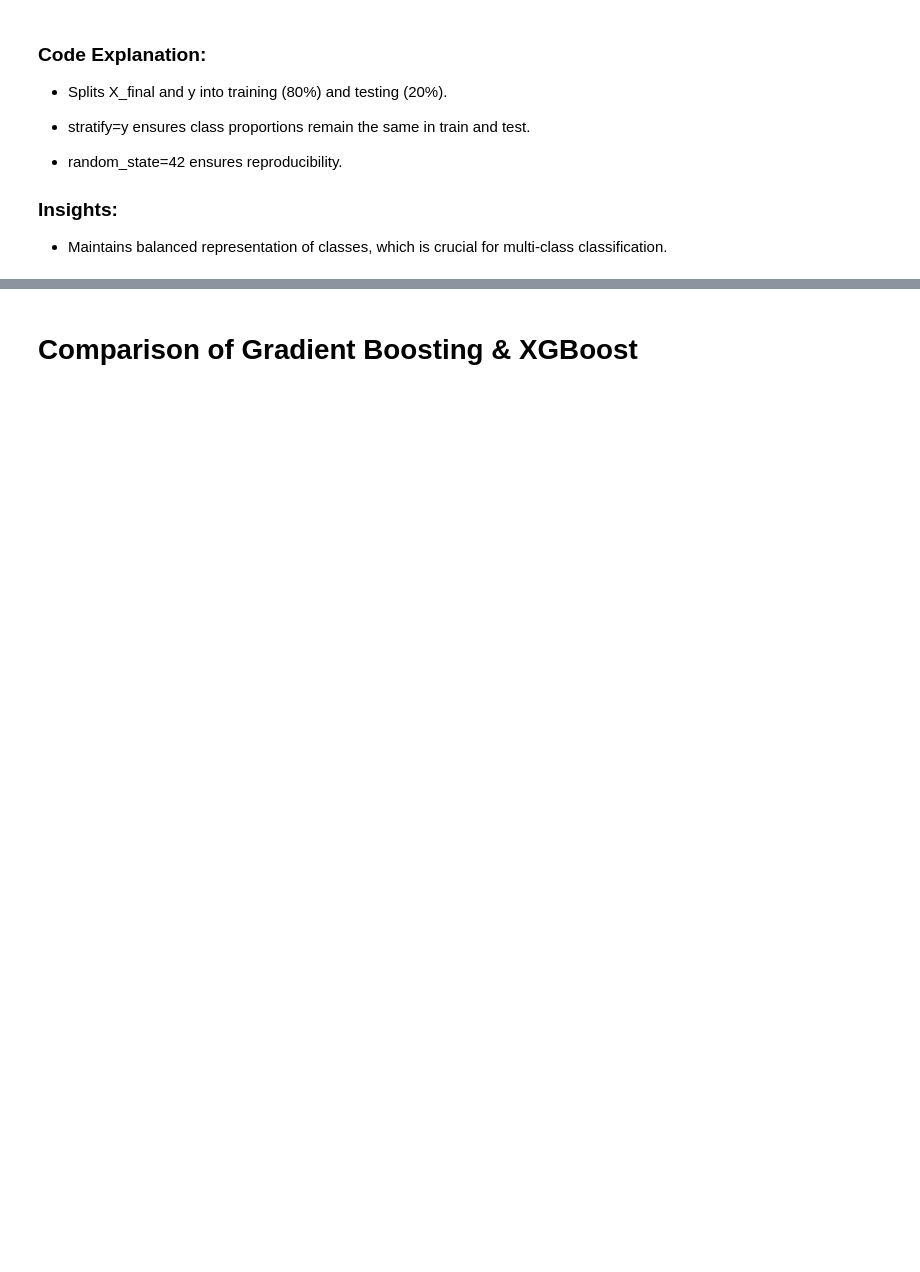
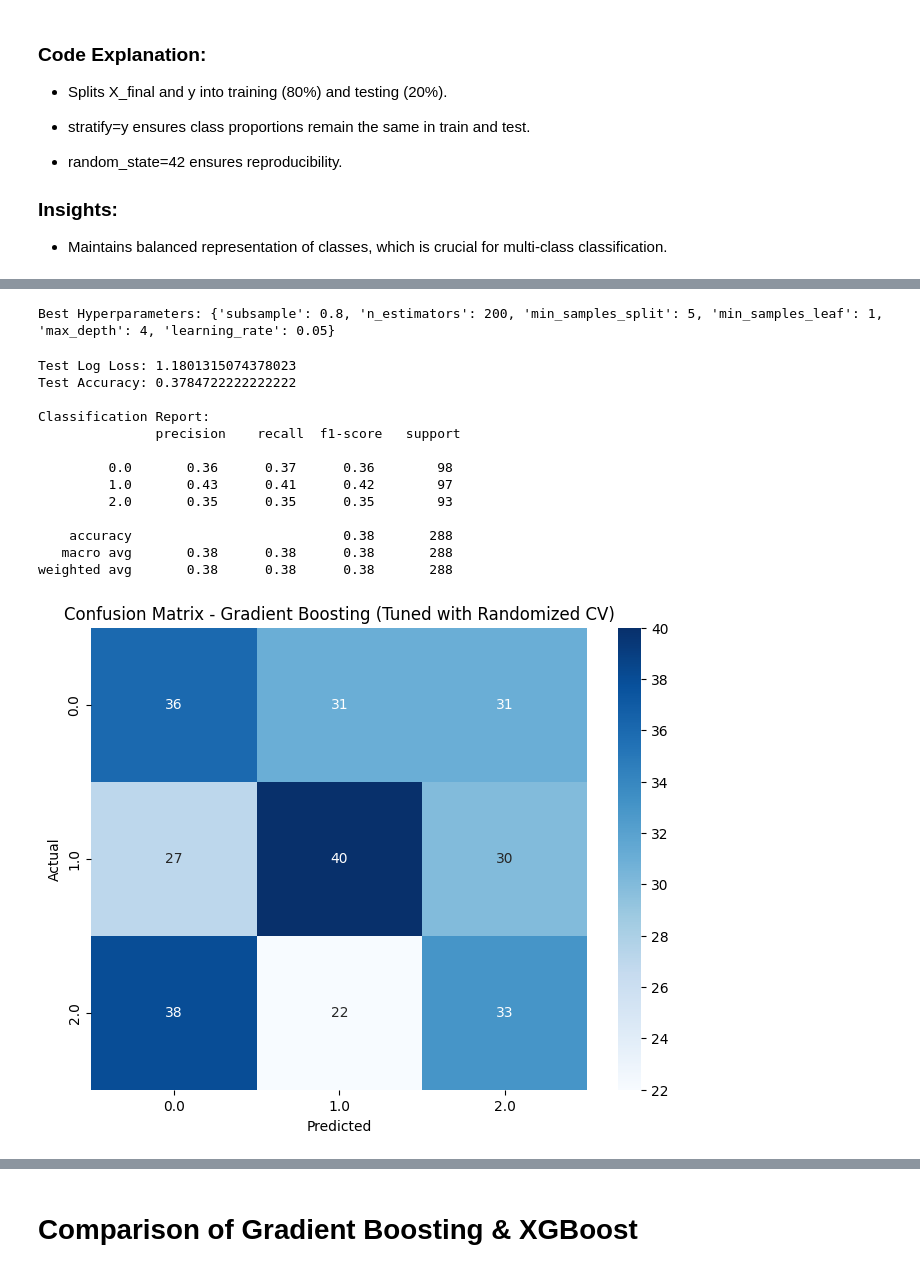
Before and after one commit to Rose1509/Drug_Labels_and_SideEffects, a Jupyter notebook: Drug Labels and Side Effects Analysis.ipynb, the cells around one changed output, grey strips where cells are left out. Cells and saved outputs as stored; diff of their text form; code cells hidden in the pictures; blank space fills up the shorter version.

```diff
--- a/Drug Labels and Side Effects Analysis.ipynb
+++ b/Drug Labels and Side Effects Analysis.ipynb
@@ -2300,2 +2298,0 @@ gb_model = GradientBoostingClassifier(
-# %%
-gb_model.fit(X_train, y_train)
@@ -2387,0 +2326,12 @@ plt.show()
+# %%
+# ===== Randomized Search for Hyperparameter Tuning =====
+random_search = RandomizedSearchCV(
+    estimator=gb_model,
+    param_distributions=param_grid,
+    n_iter=20,       # number of random combinations to try
+    cv=5,            # 5-fold cross-validation
+    scoring='accuracy',
+    n_jobs=-1,
+    verbose=1,
+    random_state=42
+)
@@ -2387,0 +2364,3 @@ plt.show()
+# %%
+# ===== Fit Randomized Search =====
+random_search.fit(X_train, y_train)
@@ -2387,0 +2378,39 @@ plt.show()
+# %%
+# ===== Best Model =====
+best_gb = random_search.best_estimator_
+print("Best Hyperparameters:", random_search.best_params_)
+# %% [output]
+Best Hyperparameters: {'subsample': 0.8, 'n_estimators': 200, 'min_samples_split': 5, 'min_samples_leaf': 1, 'max_depth': 4, 'learning_rate': 0.05}
+# %%
+# ===== Predictions =====
+y_pred = best_gb.predict(X_test)
+y_pred_proba = best_gb.predict_proba(X_test)
+
+# ===== Metrics =====
+print("Test Log Loss:", log_loss(y_test, y_pred_proba))
+print("Test Accuracy:", accuracy_score(y_test, y_pred))
+print("\nClassification Report:\n", classification_report(y_test, y_pred, zero_division=0))
+
+# ===== Confusion Matrix =====
+cm = confusion_matrix(y_test, y_pred)
+plt.figure(figsize=(8,6))
+sns.heatmap(cm, annot=True, fmt='d', cmap='Blues', xticklabels=best_gb.classes_, yticklabels=best_gb.classes_)
+plt.xlabel('Predicted')
+plt.ylabel('Actual')
+plt.title('Confusion Matrix - Gradient Boosting (Tuned with Randomized CV)')
+plt.show()
+# %% [output]
+Test Log Loss: 1.1801315074378023
+Test Accuracy: 0.3784722222222222
+
+Classification Report:
+               precision    recall  f1-score   support
+
+         0.0       0.36      0.37      0.36        98
+         1.0       0.43      0.41      0.42        97
+         2.0       0.35      0.35      0.35        93
+
+    accuracy                           0.38       288
+   macro avg       0.38      0.38      0.38       288
+weighted avg       0.38      0.38      0.38       288
+[figure, added]
```
Also changed, not shown: parts of 89 cells of this notebook, 1 other file.
